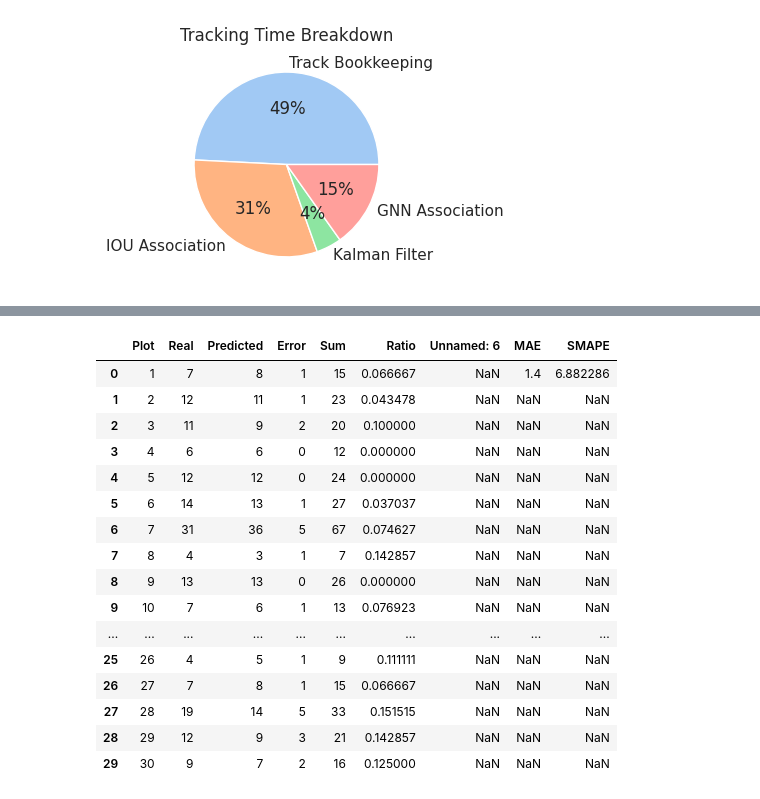
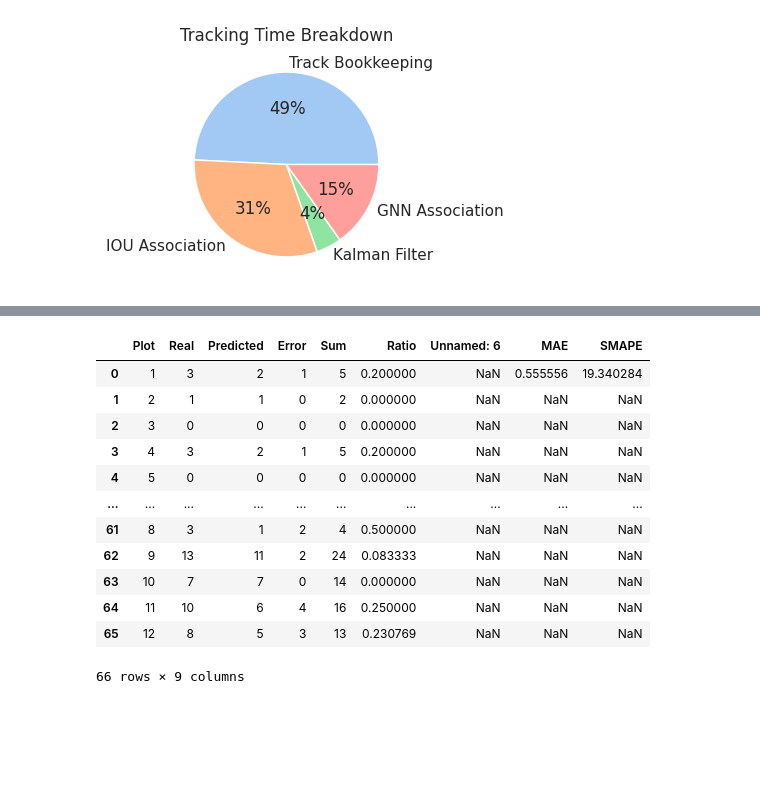
Before and after one commit to UGA-BSAIL/cotton_flower_mot, a Jupyter notebook: notebooks/generate_figures.ipynb, the cells around one changed output, grey strips where cells are left out. Drawn from its saved outputs; the diff is of its cells as text; code cells hidden in the pictures; blank space fills up the shorter version.

```diff
--- a/notebooks/generate_figures.ipynb
+++ b/notebooks/generate_figures.ipynb
@@ -317,27 +317,23 @@ plt.show()
 [interactive output not drawn]
 [figure]
 # %%
-flower_count_data = pd.read_excel("Count Evaluation.xlsx", sheet_name="2022-08-23 C0.05")
+flower_count_data = pd.read_excel("Count Evaluation.xlsx", sheet_name="Combined")
 flower_count_data
 # %% [output]
 [interactive output not drawn]
 |  | Plot | Real | Predicted | Error | Sum | Ratio | Unnamed: 6 | MAE | SMAPE |
-| 0 | 1 | 7 | 8 | 1 | 15 | 0.066667 | NaN | 1.4 | 6.882286 |
-| 1 | 2 | 12 | 11 | 1 | 23 | 0.043478 | NaN | NaN | NaN |
-| 2 | 3 | 11 | 9 | 2 | 20 | 0.100000 | NaN | NaN | NaN |
-| 3 | 4 | 6 | 6 | 0 | 12 | 0.000000 | NaN | NaN | NaN |
-| 4 | 5 | 12 | 12 | 0 | 24 | 0.000000 | NaN | NaN | NaN |
-| 5 | 6 | 14 | 13 | 1 | 27 | 0.037037 | NaN | NaN | NaN |
-| 6 | 7 | 31 | 36 | 5 | 67 | 0.074627 | NaN | NaN | NaN |
-| 7 | 8 | 4 | 3 | 1 | 7 | 0.142857 | NaN | NaN | NaN |
-| 8 | 9 | 13 | 13 | 0 | 26 | 0.000000 | NaN | NaN | NaN |
-| 9 | 10 | 7 | 6 | 1 | 13 | 0.076923 | NaN | NaN | NaN |
+| 0 | 1 | 3 | 2 | 1 | 5 | 0.200000 | NaN | 0.555556 | 19.340284 |
+| 1 | 2 | 1 | 1 | 0 | 2 | 0.000000 | NaN | NaN | NaN |
+| 2 | 3 | 0 | 0 | 0 | 0 | 0.000000 | NaN | NaN | NaN |
+| 3 | 4 | 3 | 2 | 1 | 5 | 0.200000 | NaN | NaN | NaN |
+| 4 | 5 | 0 | 0 | 0 | 0 | 0.000000 | NaN | NaN | NaN |
 | ... | ... | ... | ... | ... | ... | ... | ... | ... | ... |
-| 25 | 26 | 4 | 5 | 1 | 9 | 0.111111 | NaN | NaN | NaN |
-| 26 | 27 | 7 | 8 | 1 | 15 | 0.066667 | NaN | NaN | NaN |
-| 27 | 28 | 19 | 14 | 5 | 33 | 0.151515 | NaN | NaN | NaN |
-| 28 | 29 | 12 | 9 | 3 | 21 | 0.142857 | NaN | NaN | NaN |
-| 29 | 30 | 9 | 7 | 2 | 16 | 0.125000 | NaN | NaN | NaN |
+| 61 | 8 | 3 | 1 | 2 | 4 | 0.500000 | NaN | NaN | NaN |
+| 62 | 9 | 13 | 11 | 2 | 24 | 0.083333 | NaN | NaN | NaN |
+| 63 | 10 | 7 | 7 | 0 | 14 | 0.000000 | NaN | NaN | NaN |
+| 64 | 11 | 10 | 6 | 4 | 16 | 0.250000 | NaN | NaN | NaN |
+| 65 | 12 | 8 | 5 | 3 | 13 | 0.230769 | NaN | NaN | NaN |
+66 rows × 9 columns
 # %%
 import numpy as np
 
```
Also changed, not shown: parts of 5 cells of this notebook, 6 other files.
